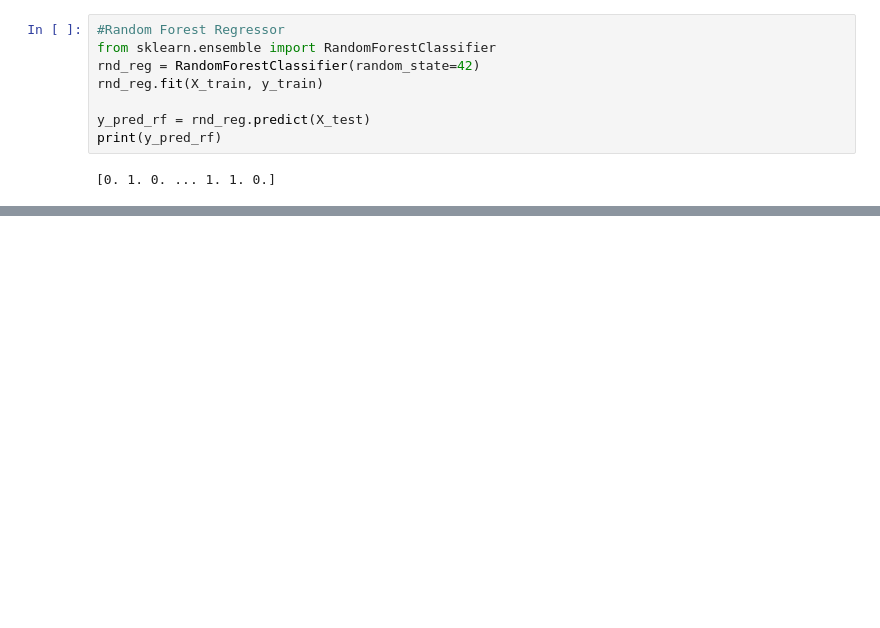
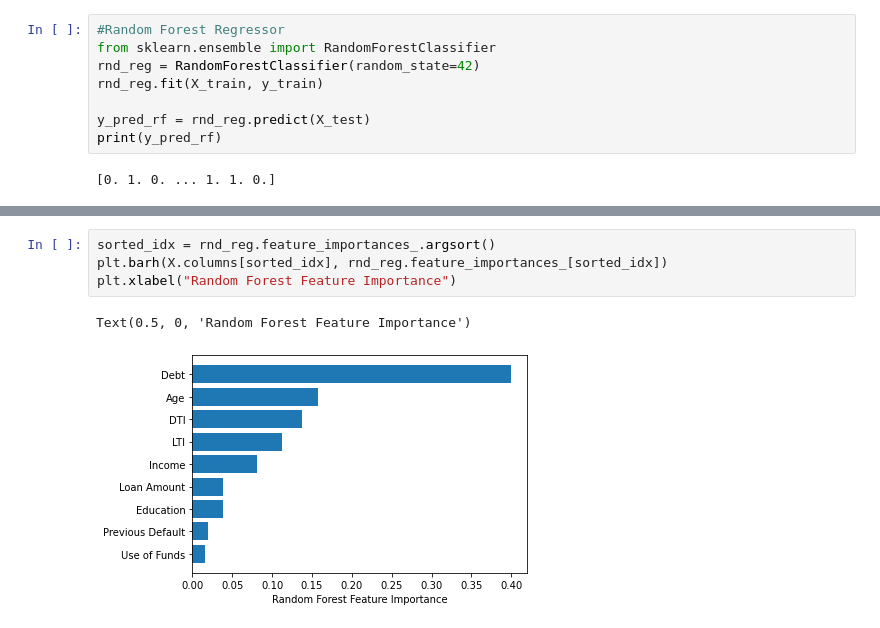
Before and after one commit to noahball7/Credit-Risk-Model, a Jupyter notebook: creditmodel.ipynb, the cells around one changed output, grey strips where cells are left out. Saved outputs shown, nothing was run; the diff lists cells and outputs as text; blank space fills up the shorter version.

```diff
--- a/creditmodel.ipynb
+++ b/creditmodel.ipynb
@@ -594,0 +600,7 @@ sum(f)
+# %%
+sorted_idx = rnd_reg.feature_importances_.argsort()
+plt.barh(X.columns[sorted_idx], rnd_reg.feature_importances_[sorted_idx])
+plt.xlabel("Random Forest Feature Importance")
+# %% [output]
+Text(0.5, 0, 'Random Forest Feature Importance')
+[figure, added]
```
Also changed, not shown: parts of 11 cells of this notebook, 1 other file.
